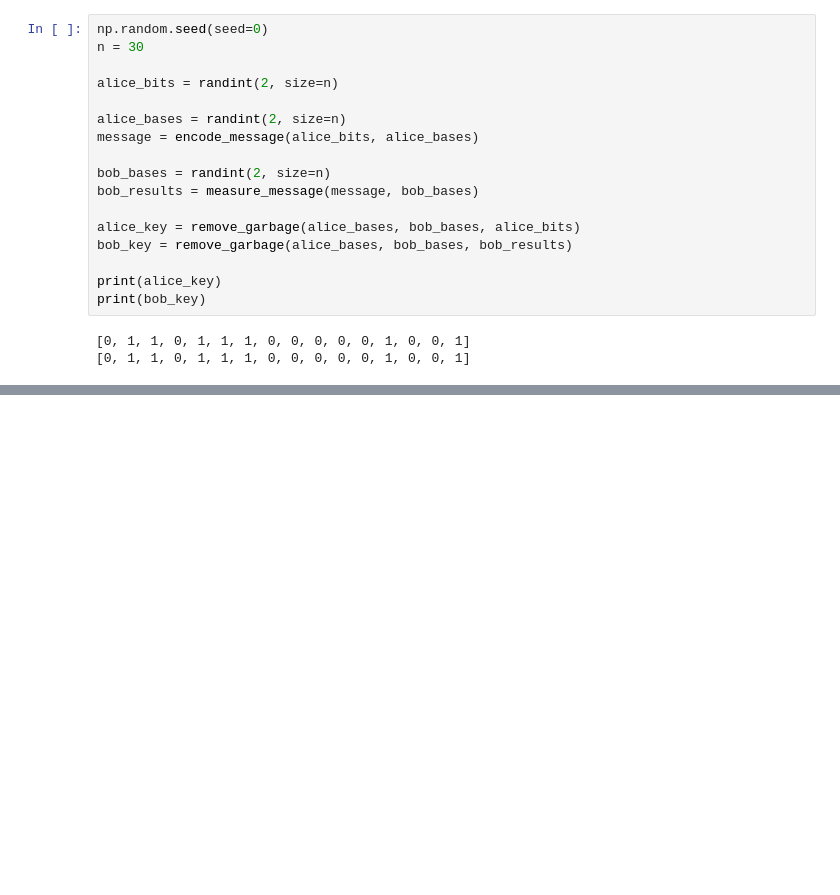
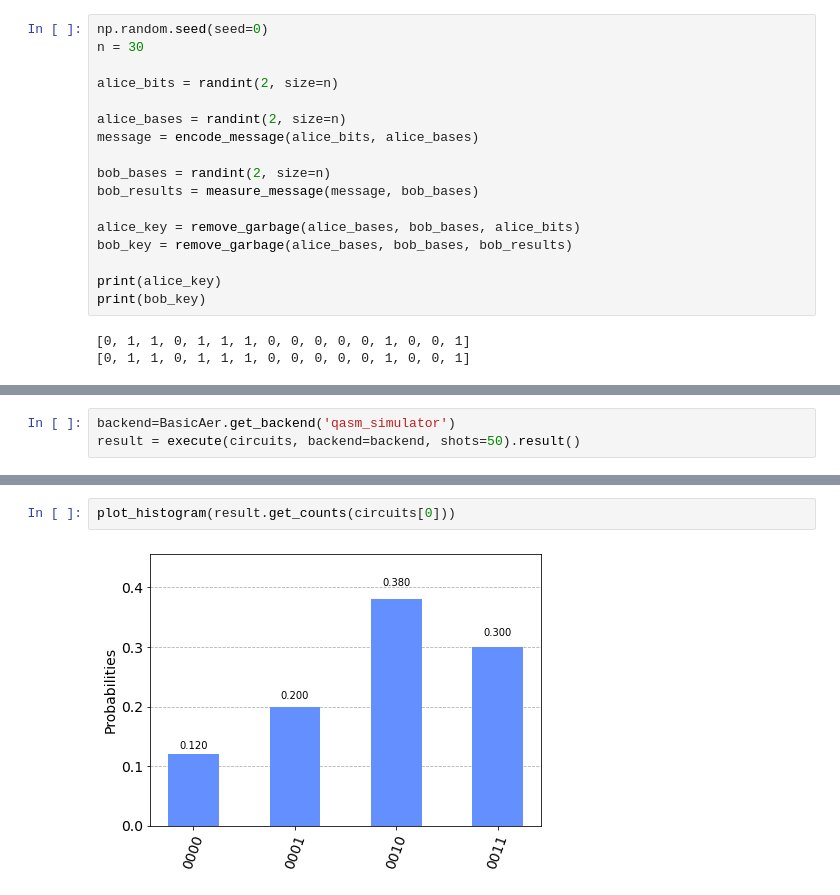
Before and after one commit to arijitsh/quantum, a Jupyter notebook: assignmnt-2-qkd.ipynb, the cells around one changed output, grey strips where cells are left out. Cells and saved outputs as stored; diff of their text form; blank space fills up the shorter version.

```diff
--- a/assignmnt-2-qkd.ipynb
+++ b/assignmnt-2-qkd.ipynb
@@ -73,0 +169,3 @@ print(bob_key)
+# %%
+backend=BasicAer.get_backend('qasm_simulator')
+result = execute(circuits, backend=backend, shots=50).result()
@@ -73,0 +180,4 @@ print(bob_key)
+# %%
+plot_histogram(result.get_counts(circuits[0]))
+# %% [output]
+[figure, added]
```
Also changed, not shown: parts of 17 cells of this notebook, 1 other file.
